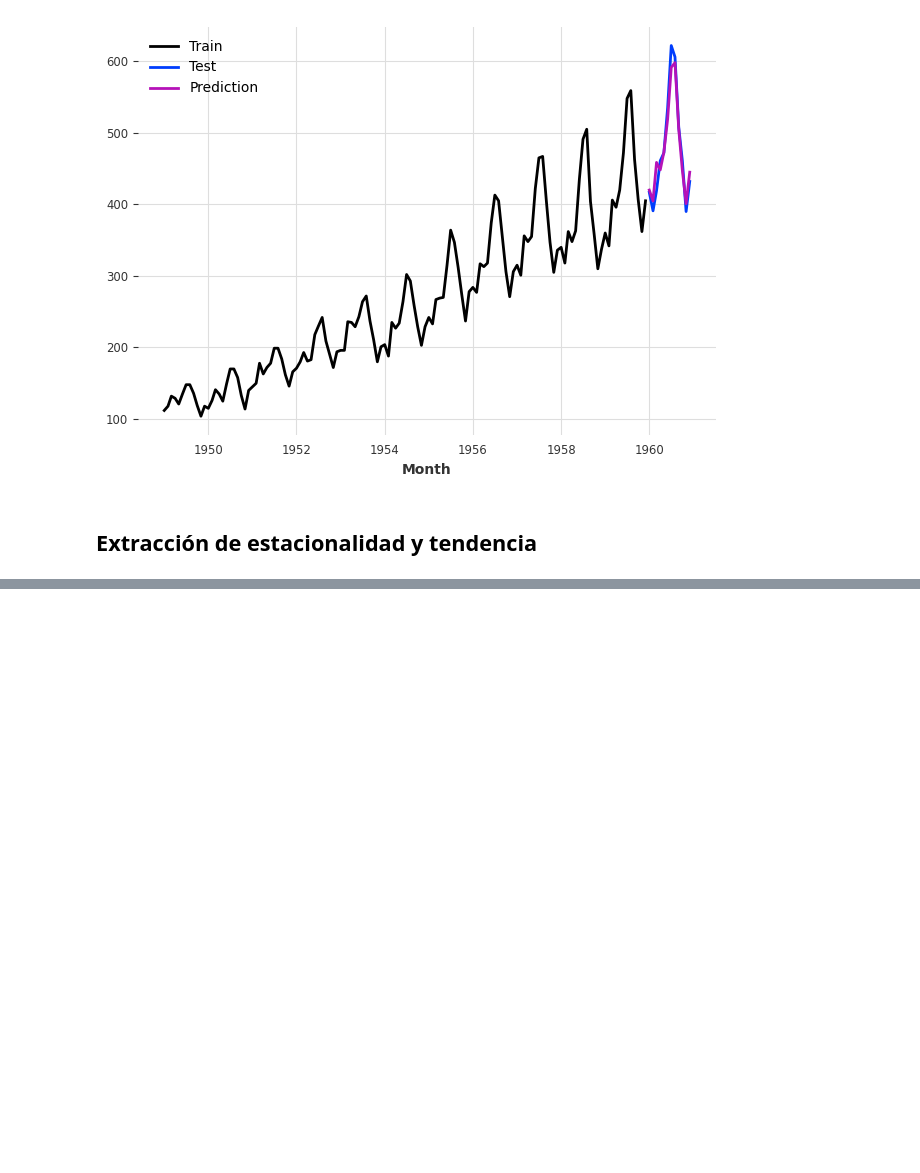
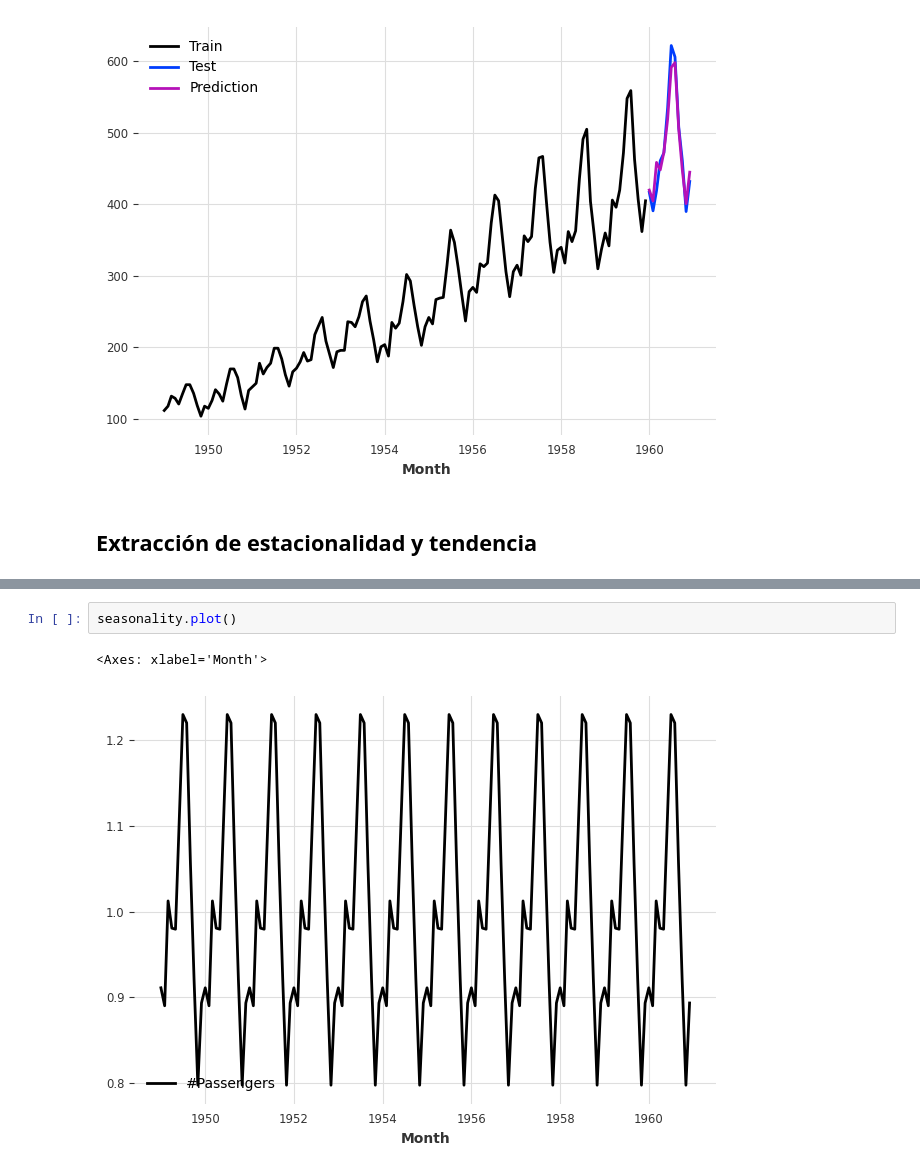
Before and after one commit to MiguelPuntoEs/ufm-python-for-finance, a Jupyter notebook: 12 Series temporales.ipynb, the cells around one changed output, grey strips where cells are left out. Cells and saved outputs as stored; diff of their text form; blank space fills up the shorter version.

```diff
--- a/12 Series temporales.ipynb
+++ b/12 Series temporales.ipynb
@@ -177,0 +191,5 @@ series.plot()
+# %%
+seasonality.plot()
+# %% [output]
+<Axes: xlabel='Month'>
+[figure, added]
```
Also changed, not shown: parts of 13 cells of this notebook, 3 other files.
